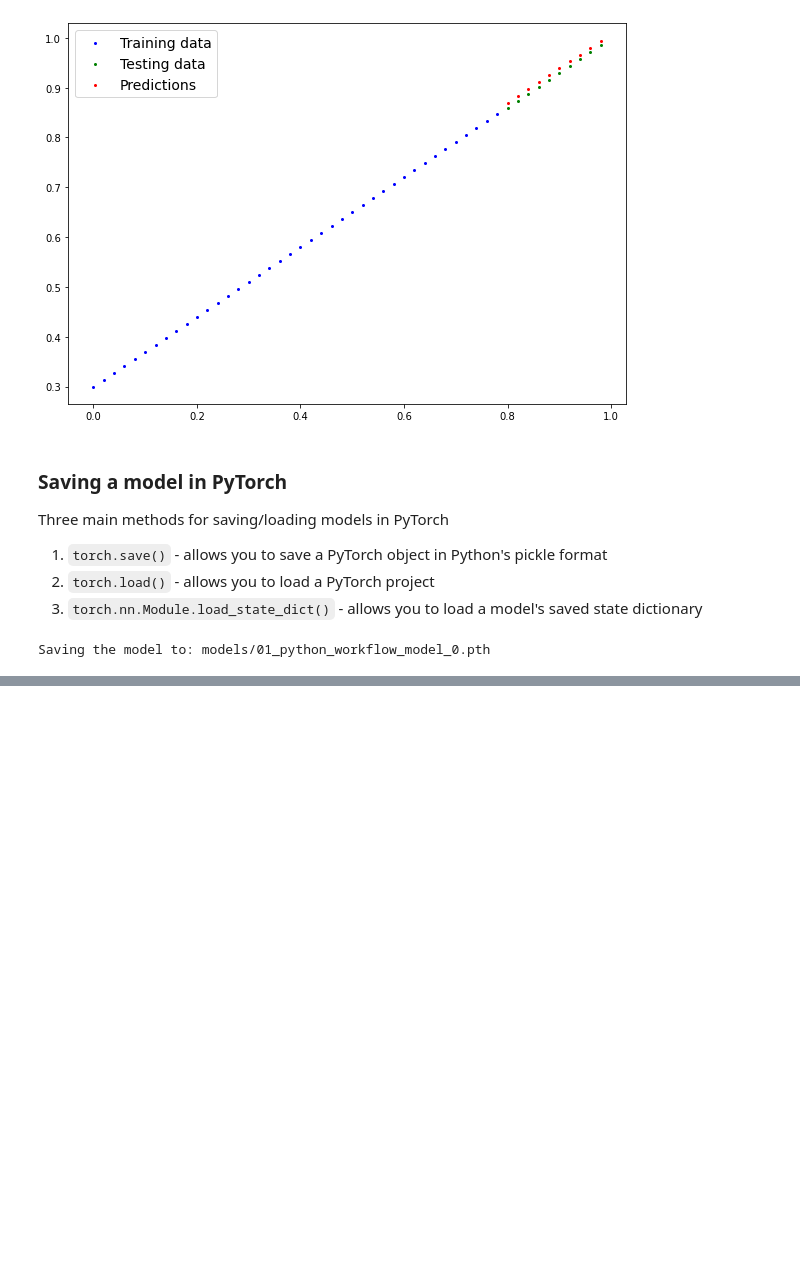
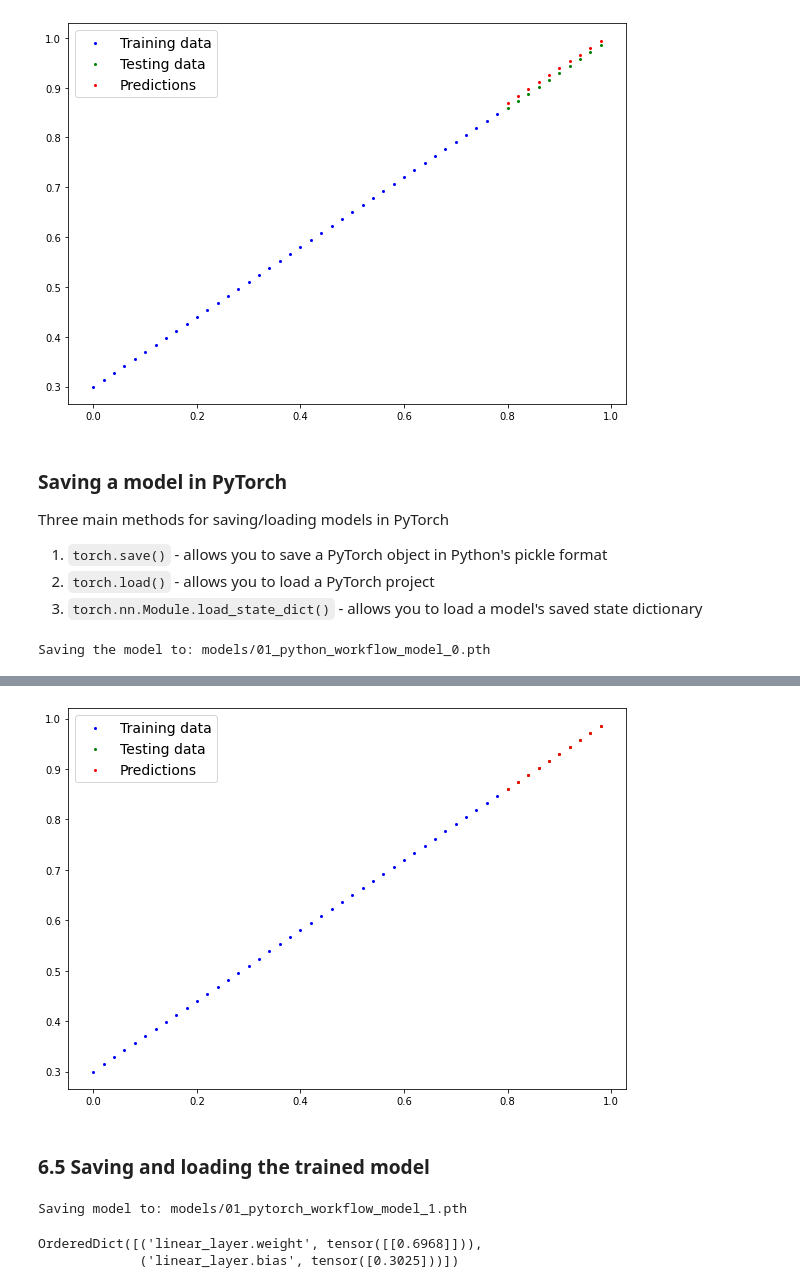
Before and after one commit to jfink09/Deep-Learning, a Jupyter notebook: 01_pytorch_workflow_video.ipynb, the cells around one changed output, grey strips where cells are left out. Drawn from its saved outputs; the diff is of its cells as text; code cells hidden in the pictures; blank space fills up the shorter version.

```diff
--- a/01_pytorch_workflow_video.ipynb
+++ b/01_pytorch_workflow_video.ipynb
@@ -483,0 +621,6 @@ Saving the model to: models/01_python_workflow_model_0.pth
+# %%
+# Split the data
+train_split = int(0.8*len(X))
+X_train, y_train = X[:train_split], y[:train_split]
+X_test, y_test = X[train_split:], y[train_split:]
+len(X_train), len(y_train), len(X_test), len(y_test)
@@ -483,0 +637,17 @@ Saving the model to: models/01_python_workflow_model_0.pth
+# %%
+# Create a linear model by subclassing nn.Module
+class LinearRegressionModelV2(nn.Module):
+  def __init__(self):
+    super().__init__()
+    # Use nn.Linear since data is linear and we are building a linear regression model
+    # Initialize a linear layer to create weight and bias for us instead of creating weight and bias variables (also called a linear transform, probing layer, fully connected layer, dense layer in TensorFlow)
+    self.linear_layer = nn.Linear(in_features=1, # Take in one number and output one number
+                                  out_features=1)
+
+  def forward(self,x: torch.Tensor) -> torch.Tensor: # Return a torch.Tensor
+    return self.linear_layer(x)
+
+# Set manual seed for repeatablility
+torch.manual_seed(42)
+model_1 = LinearRegressionModelV2()
+model_1, model_1.state_dict()
@@ -483,0 +675,7 @@ Saving the model to: models/01_python_workflow_model_0.pth
+# %%
+# Set up a loss function
+loss_fn = nn.L1Loss() # Same as MAE
+
+# Set up the optimizer with a learning rate
+optimizer = torch.optim.SGD(params=model_1.parameters(),
+                            lr=0.01)
@@ -483,0 +755,9 @@ Saving the model to: models/01_python_workflow_model_0.pth
+# %%
+# Turn the model into evaluation mode
+# When making predictions or inferences be in eval mode, when training be in training mode
+model_1.eval()
+
+# Make predictions on the test data (train on the train data and evaluate the model on data it has not seen before i.e. the test data)
+with torch.inference_mode():
+  y_preds = model_1(X_test)
+y_preds
@@ -483,0 +775,29 @@ Saving the model to: models/01_python_workflow_model_0.pth
+# %%
+# Check out the predictions visually
+plot_predictions(predictions=y_preds.cpu())
+# %% [output]
+[figure, added]
+# %% [markdown]
+### 6.5 Saving and loading the trained model
+# %%
+from pathlib import Path
+
+# 1. Create models directory
+MODEL_PATH = Path("models")
+MODEL_PATH.mkdir(parents=True, exist_ok=True)
+
+# 2. Create model save path
+MODEL_NAME = "01_pytorch_workflow_model_1.pth"
+MODEL_SAVE_PATH = MODEL_PATH / MODEL_NAME
+
+# 3. Save the model state dict
+print(f"Saving model to: {MODEL_SAVE_PATH}")
+torch.save(obj=model_1.state_dict(),
+           f=MODEL_SAVE_PATH)
+# %% [output]
+Saving model to: models/01_pytorch_workflow_model_1.pth
+# %%
+model_1.state_dict()
+# %% [output]
+OrderedDict([('linear_layer.weight', tensor([[0.6968]])),
+             ('linear_layer.bias', tensor([0.3025]))])
```
Also changed, not shown: parts of 30 cells of this notebook.
